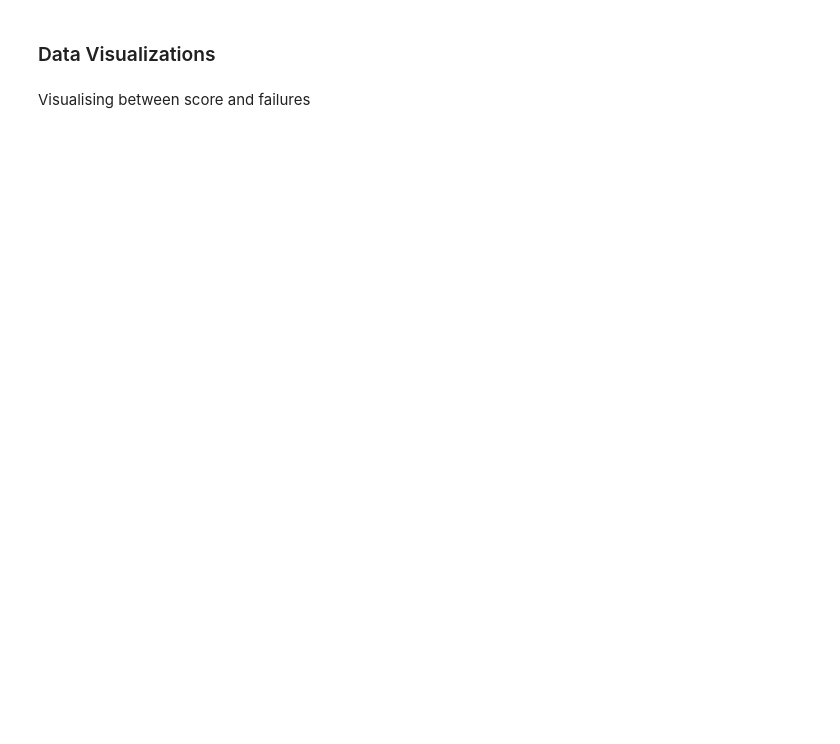
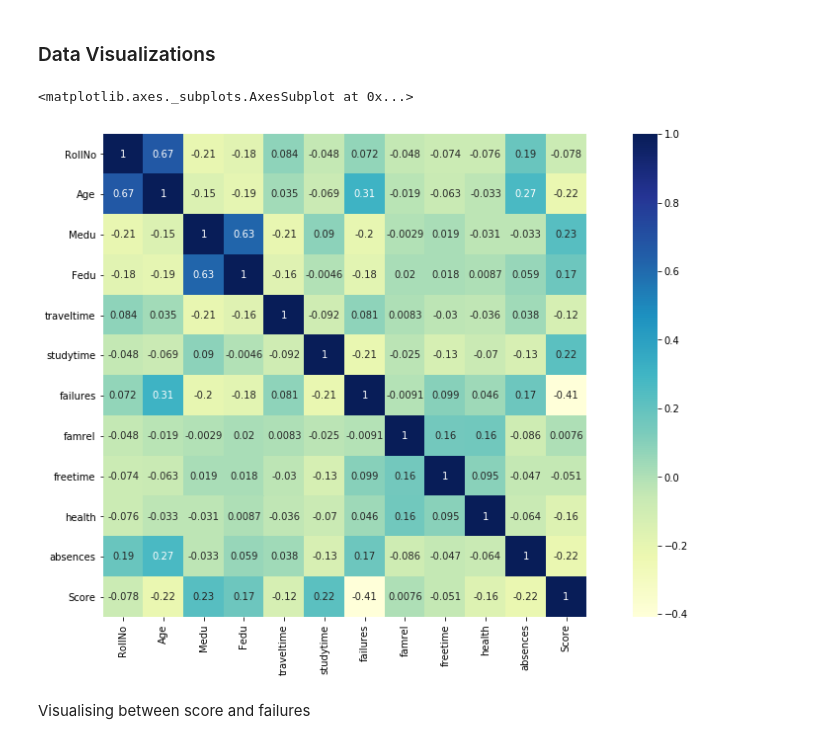
Before and after one commit to Py-Contributors/Student-s-Perform-Prediction, a Jupyter notebook: notebook.ipynb, the cells around one changed output. Drawn from its saved outputs; the diff is of its cells as text; code cells hidden in the pictures; blank space fills up the shorter version.

```diff
--- a/notebook.ipynb
+++ b/notebook.ipynb
@@ -92,7 +111,10 @@ corr
 <h3>Data Visualizations</h3>
 # %%
 plt.figure(figsize = (17, 9))
-sns.heatmap(corr, annot = True)
+sns.heatmap(corr, annot = True, cmap="YlGnBu", square=True)
+# %% [output]
+<matplotlib.axes._subplots.AxesSubplot at 0x...>
+[figure, added]
 # %% [markdown]
 Visualising between score and failures
 # %%
```
Also changed, not shown: parts of 39 cells of this notebook, 6 other files.
